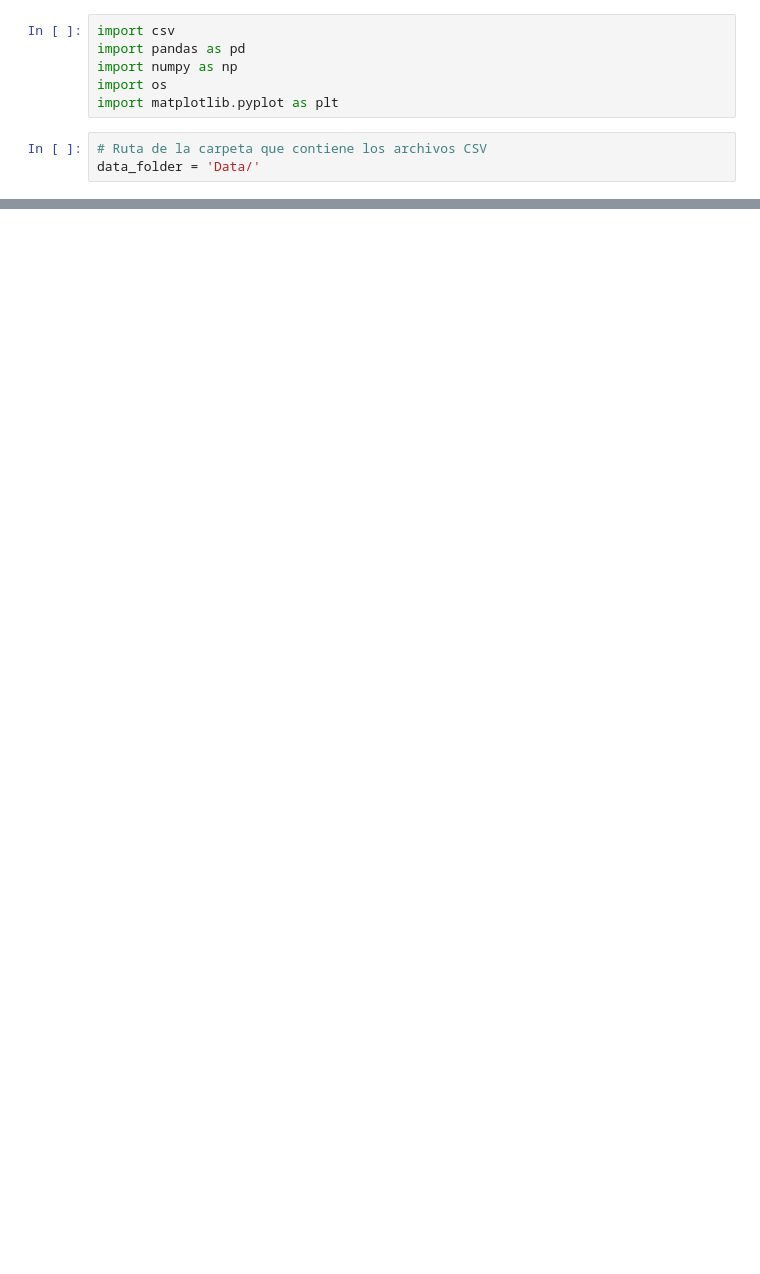
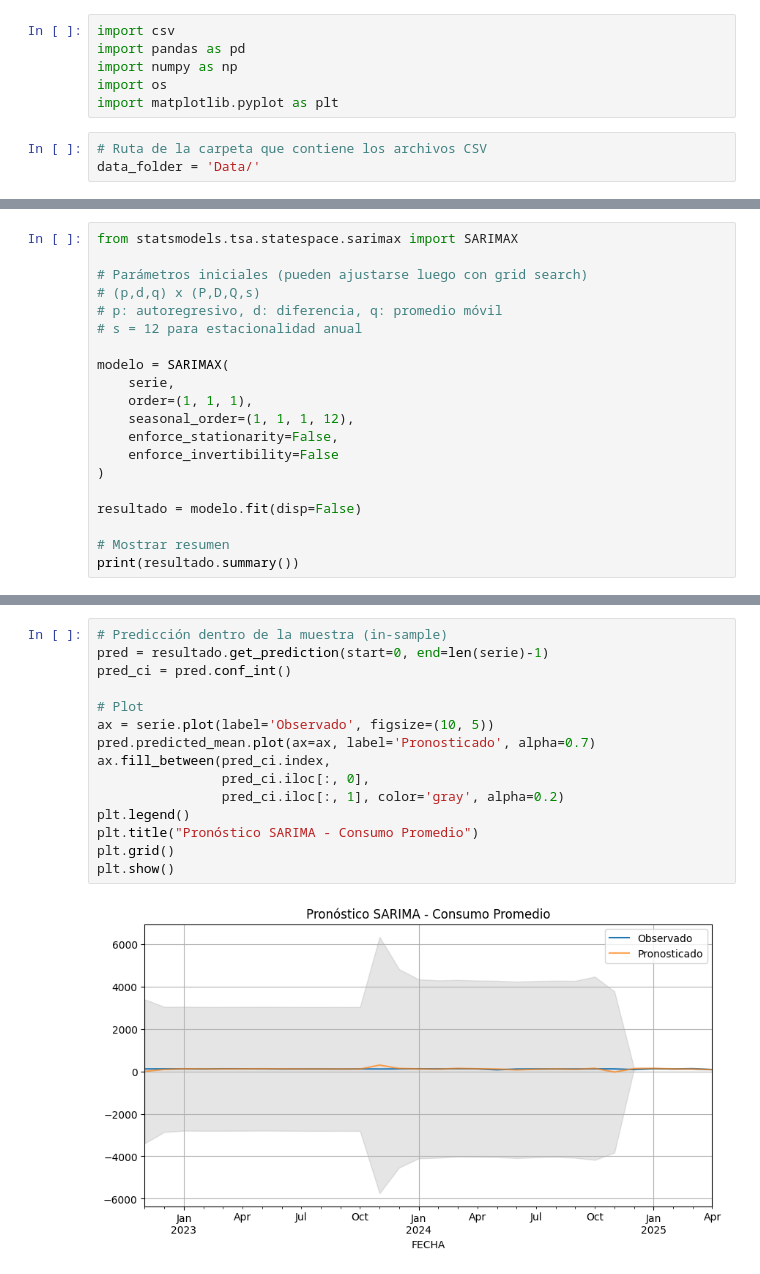
Before and after one commit to Daniel-Escriba/Integrated-Project, a Jupyter notebook: Integrador.ipynb, the cells around one changed output, grey strips where cells are left out. Cells and saved outputs as stored; diff of their text form; blank space fills up the shorter version.

```diff
--- a/Integrador.ipynb
+++ b/Integrador.ipynb
@@ -96,0 +255,20 @@ Windows-1252
+# %%
+from statsmodels.tsa.statespace.sarimax import SARIMAX
+
+# Parámetros iniciales (pueden ajustarse luego con grid search)
+# (p,d,q) x (P,D,Q,s)
+# p: autoregresivo, d: diferencia, q: promedio móvil
+# s = 12 para estacionalidad anual
+
+modelo = SARIMAX(
+    serie,
+    order=(1, 1, 1),
+    seasonal_order=(1, 1, 1, 12),
+    enforce_stationarity=False,
+    enforce_invertibility=False
+)
+
+resultado = modelo.fit(disp=False)
+
+# Mostrar resumen
+print(resultado.summary())
@@ -96,0 +293,17 @@ Windows-1252
+# %%
+# Predicción dentro de la muestra (in-sample)
+pred = resultado.get_prediction(start=0, end=len(serie)-1)
+pred_ci = pred.conf_int()
+
+# Plot
+ax = serie.plot(label='Observado', figsize=(10, 5))
+pred.predicted_mean.plot(ax=ax, label='Pronosticado', alpha=0.7)
+ax.fill_between(pred_ci.index,
+                pred_ci.iloc[:, 0],
+                pred_ci.iloc[:, 1], color='gray', alpha=0.2)
+plt.legend()
+plt.title("Pronóstico SARIMA - Consumo Promedio")
+plt.grid()
+plt.show()
+# %% [output]
+[figure, added]
```
Also changed, not shown: parts of 16 cells of this notebook, 5 other files.
